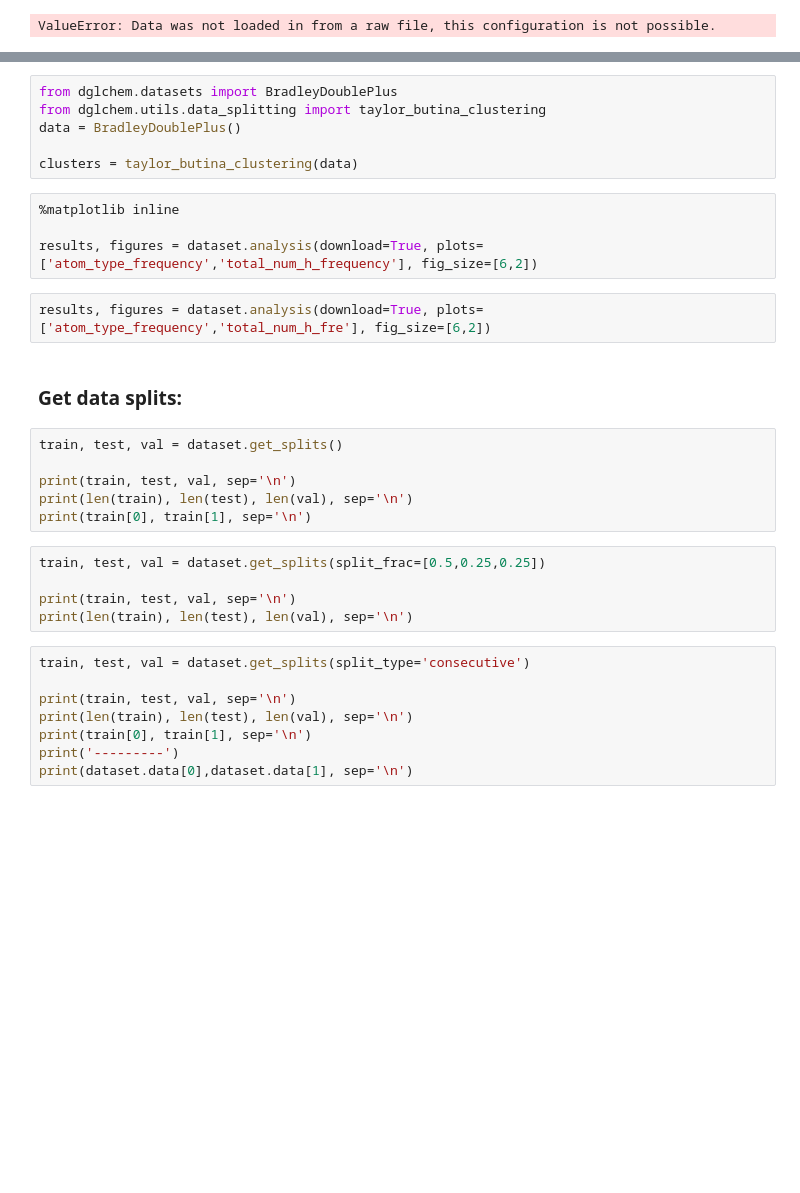
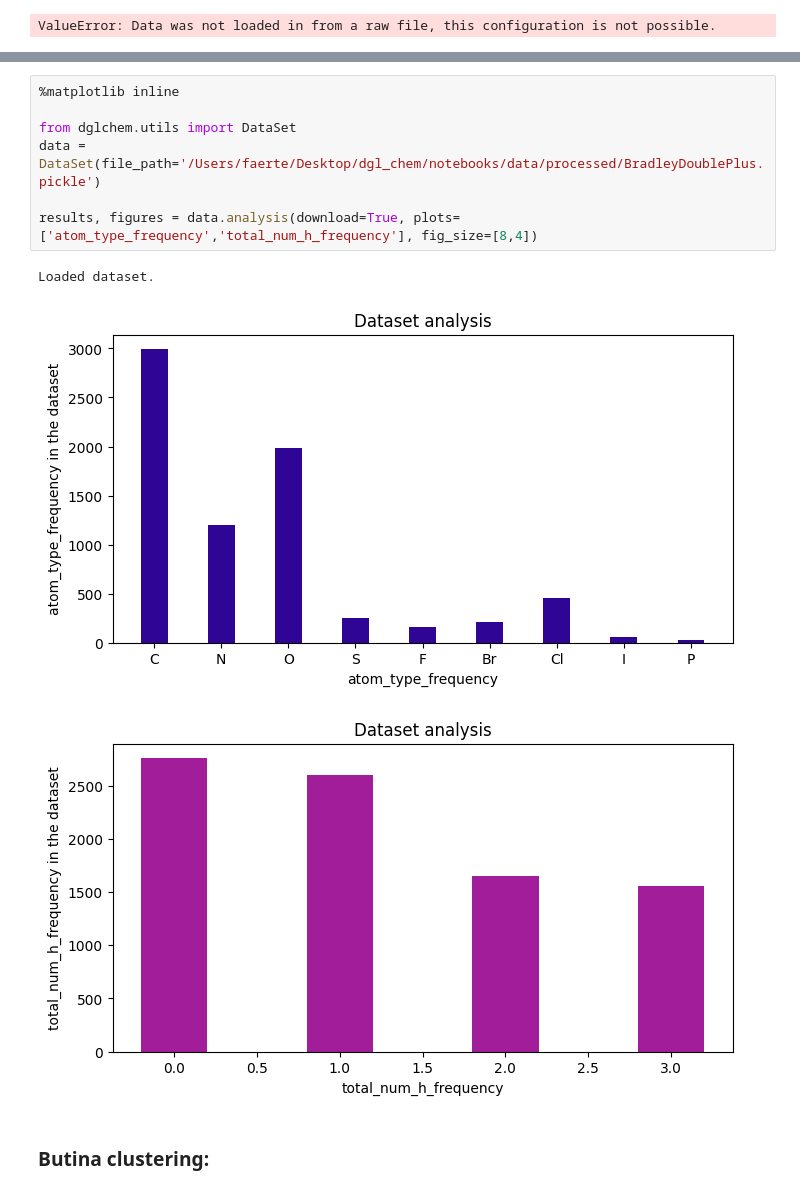
Before and after one commit to aerte/GraPE, a Jupyter notebook: notebooks/Demonstration.ipynb, the cells around one changed output, grey strips where cells are left out. Saved outputs shown, nothing was run; the diff lists cells and outputs as text; blank space fills up the shorter version.

Commit message:
test function and fixes

```diff
--- a/notebooks/Demonstration.ipynb
+++ b/notebooks/Demonstration.ipynb
@@ -53,36 +57,16 @@ data.weight_vs_target_plot()
 # %% [output]
 Loaded dataset.
 [figure]
-# %%
-from dglchem.datasets import BradleyDoublePlus
-from dglchem.utils.data_splitting import taylor_butina_clustering
-data = BradleyDoublePlus()
-
-clusters = taylor_butina_clustering(data)
 # %%
 %matplotlib inline
 
-results, figures = dataset.analysis(download=True, plots=['atom_type_frequency','total_num_h_frequency'], fig_size=[6,2])
+from dglchem.utils import DataSet
+data = DataSet(file_path='/Users/faerte/Desktop/dgl_chem/notebooks/data/processed/BradleyDoublePlus.pickle')
+
+results, figures = data.analysis(download=True, plots=['atom_type_frequency','total_num_h_frequency'], fig_size=[8,4])
+# %% [output]
+Loaded dataset.
+[figure, added]
+[figure, added]
-# %%
-results, figures = dataset.analysis(download=True, plots=['atom_type_frequency','total_num_h_fre'], fig_size=[6,2])
 # %% [markdown]
-### Get data splits:
+### Butina clustering:
-# %%
-train, test, val = dataset.get_splits()
-
-print(train, test, val, sep='\n')
-print(len(train), len(test), len(val), sep='\n')
-print(train[0], train[1], sep='\n')
-# %%
-train, test, val = dataset.get_splits(split_frac=[0.5,0.25,0.25])
-
-print(train, test, val, sep='\n')
-print(len(train), len(test), len(val), sep='\n')
-# %%
-train, test, val = dataset.get_splits(split_type='consecutive')
-
-print(train, test, val, sep='\n')
-print(len(train), len(test), len(val), sep='\n')
-print(train[0], train[1], sep='\n')
-print('---------')
-print(dataset.data[0],dataset.data[1], sep='\n')
```
Also changed, not shown: parts of 19 cells of this notebook, 4 other files.
